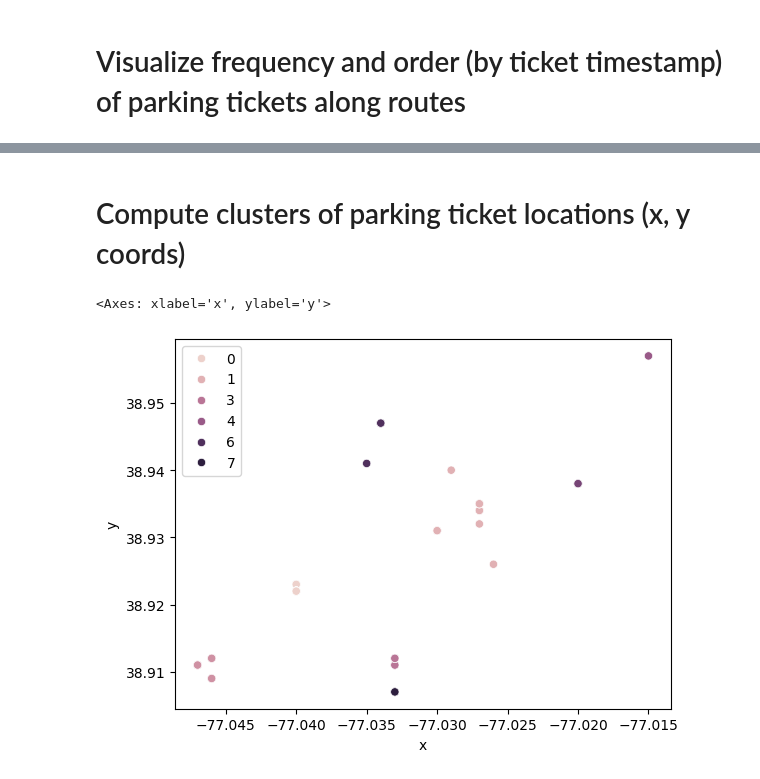
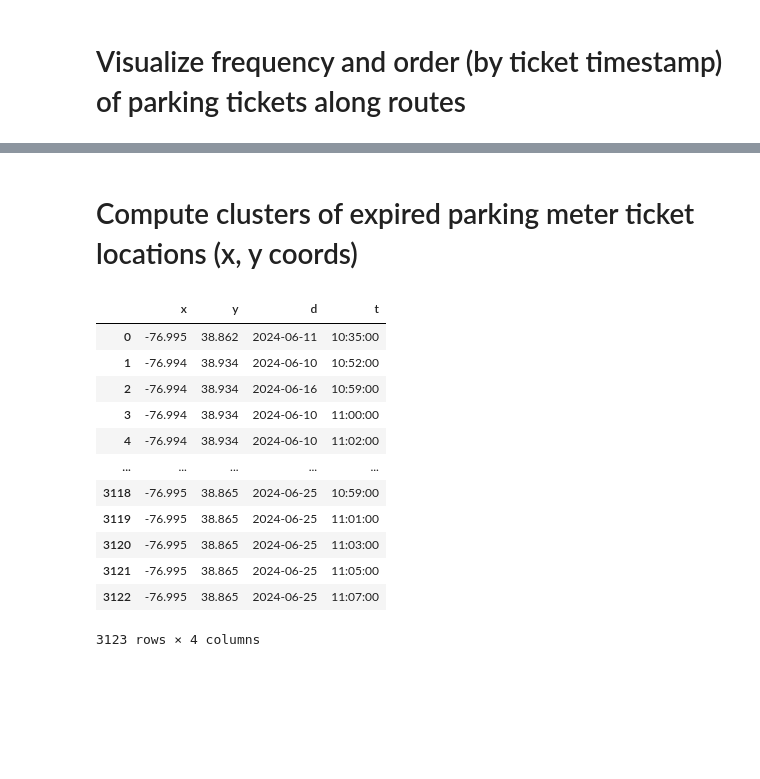
Before and after one commit to reedmarkham/meter-made, a Jupyter notebook: meter_made.ipynb, the cells around one changed output, grey strips where cells are left out. Cells and saved outputs as stored; diff of their text form; code cells hidden in the pictures; blank space fills up the shorter version.

```diff
--- a/meter_made.ipynb
+++ b/meter_made.ipynb
@@ -222,34 +216,39 @@ map
 # %% [output]
 [interactive output not drawn]
 # %% [markdown]
-# Compute clusters of parking ticket locations (x, y coords)
+# Compute clusters of expired parking meter ticket locations (x, y coords)
-# %%
-K = 8
-
-valid_geometries = [point for point in tickets_and_routes.geometry if point is not None]
-X = np.array([(point.centroid.x, point.centroid.y) for point in valid_geometries])
-kmeans = KMeans(n_clusters=K, random_state=0, n_init="auto").fit(X)
-sns.scatterplot(data = pd.DataFrame(X, columns=['x', 'y']), x = 'x', y = 'y', hue = kmeans.labels_)
-# %% [output]
-<Axes: xlabel='x', ylabel='y'>
-[figure, removed]
 # %%
-import datetime
+tix = tickets[tickets.VIOLATION_CODE == 'P039']
 
 array_data = []
-for index, row in tickets.iterrows():
+for index, row in tix.iterrows():
   if row.geometry and row.geometry.is_valid and not row.geometry.is_empty:
     x_coord = row.geometry.x
     y_coord = row.geometry.y
     date = row['ISSUE_DATE'].date()
 
     try:
         time_of_day = datetime.time(int(row['ISSUE_TIME'].zfill(4)[:2]), int(row['ISSUE_TIME'].zfill(4)[2:]))
     except (ValueError, TypeError):
         print(f"Invalid time format: {row['ISSUE_TIME']}, skipping row")
         continue
 
-    day_of_week =  row['ISSUE_DATE'].date().isoweekday()
-    array_data.append([x_coord, y_coord, date, time_of_day, day_of_week])
+    #day_of_week =  row['ISSUE_DATE'].date().isoweekday()
+    array_data.append([x_coord, y_coord, date, time_of_day])
 
 X_full = np.array(array_data)
+display(pd.DataFrame(X_full, columns=['x', 'y', 'd', 't']))
+# %% [output]
+|  | x | y | d | t |
+| 0 | -76.995 | 38.862 | 2024-06-11 | 10:35:00 |
+| 1 | -76.994 | 38.934 | 2024-06-10 | 10:52:00 |
+| 2 | -76.994 | 38.934 | 2024-06-16 | 10:59:00 |
+| 3 | -76.994 | 38.934 | 2024-06-10 | 11:00:00 |
+| 4 | -76.994 | 38.934 | 2024-06-10 | 11:02:00 |
+| ... | ... | ... | ... | ... |
+| 3118 | -76.995 | 38.865 | 2024-06-25 | 10:59:00 |
+| 3119 | -76.995 | 38.865 | 2024-06-25 | 11:01:00 |
+| 3120 | -76.995 | 38.865 | 2024-06-25 | 11:03:00 |
+| 3121 | -76.995 | 38.865 | 2024-06-25 | 11:05:00 |
+| 3122 | -76.995 | 38.865 | 2024-06-25 | 11:07:00 |
+3123 rows × 4 columns
```
Also changed, not shown: parts of 11 cells of this notebook.
